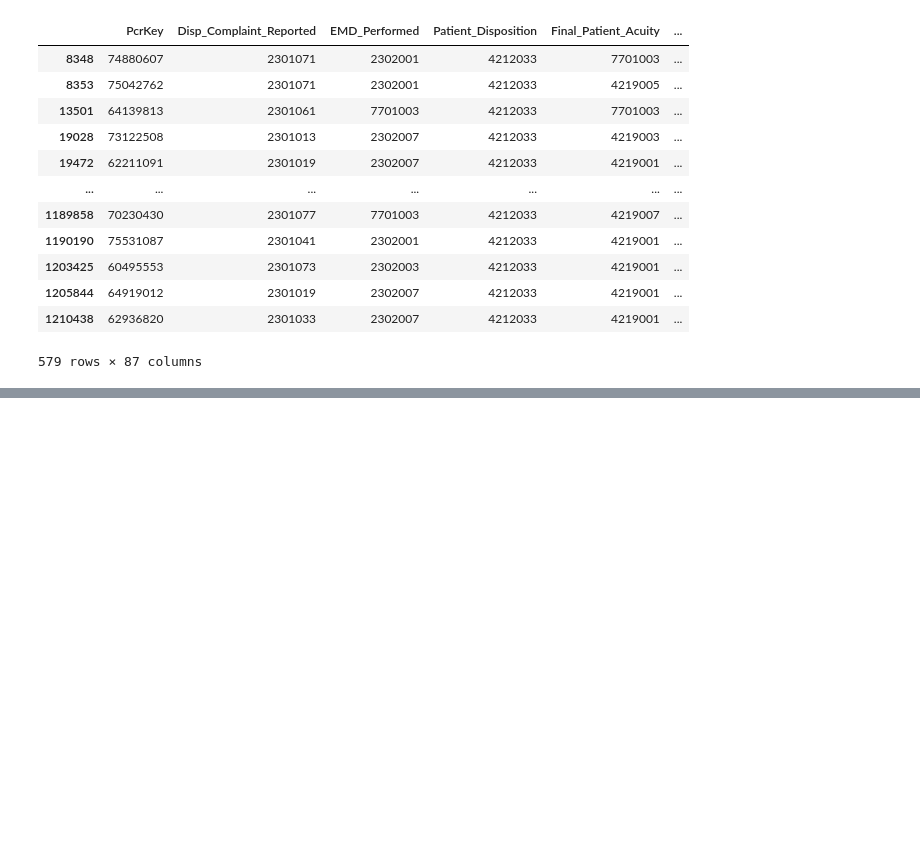
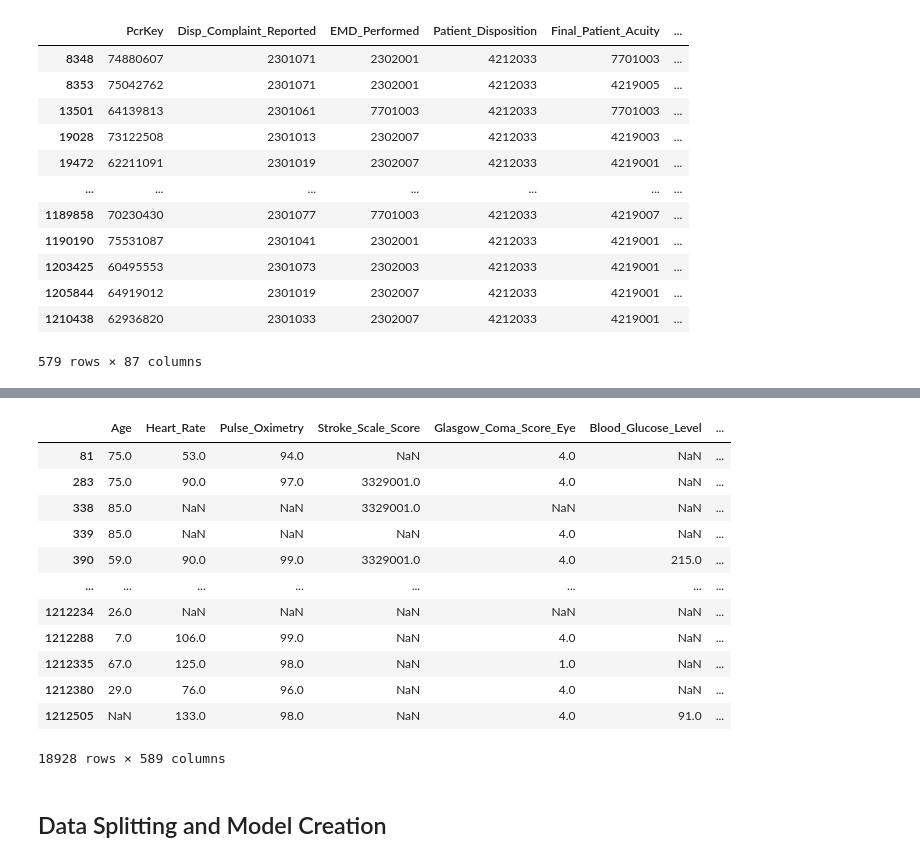
Before and after one commit to josephbajor/CMU_DABP_Project, a Jupyter notebook: ml_eng.ipynb, the cells around one changed output, grey strips where cells are left out. Saved outputs shown, nothing was run; the diff lists cells and outputs as text; code cells hidden in the pictures; blank space fills up the shorter version.

```diff
--- a/ml_eng.ipynb
+++ b/ml_eng.ipynb
@@ -255,0 +325,20 @@ KeyError: 'Age'
+# %%
+def binary_coder(df_in: pd.DataFrame, target: str, new_col_name: str, pos_vals: list, inv:bool=False):
+
+    df = df_in.copy()
+
+    if inv:
+        a = 0
+        b = 1
+    else:
+        a = 1
+        b = 0
+
+    df[new_col_name] = a
+
+    for pos in pos_vals:
+        df.loc[ML_df[target] == pos, new_col_name] = b
+
+    df = df.drop(columns=[target])
+
+    return df
@@ -255,0 +415,18 @@ KeyError: 'Age'
+# %%
+ML_df
+# %% [output]
+|  | Age | Heart_Rate | Pulse_Oximetry | Stroke_Scale_Score | Glasgow_Coma_Score_Eye | Blood_Glucose_Level | ... |
+| 81 | 75.0 | 53.0 | 94.0 | NaN | 4.0 | NaN | ... |
+| 283 | 75.0 | 90.0 | 97.0 | 3329001.0 | 4.0 | NaN | ... |
+| 338 | 85.0 | NaN | NaN | 3329001.0 | NaN | NaN | ... |
+| 339 | 85.0 | NaN | NaN | NaN | 4.0 | NaN | ... |
+| 390 | 59.0 | 90.0 | 99.0 | 3329001.0 | 4.0 | 215.0 | ... |
+| ... | ... | ... | ... | ... | ... | ... | ... |
+| 1212234 | 26.0 | NaN | NaN | NaN | NaN | NaN | ... |
+| 1212288 | 7.0 | 106.0 | 99.0 | NaN | 4.0 | NaN | ... |
+| 1212335 | 67.0 | 125.0 | 98.0 | NaN | 1.0 | NaN | ... |
+| 1212380 | 29.0 | 76.0 | 96.0 | NaN | 4.0 | NaN | ... |
+| 1212505 | NaN | 133.0 | 98.0 | NaN | 4.0 | 91.0 | ... |
+18928 rows × 589 columns
+# %% [markdown]
+## Data Splitting and Model Creation
```
Also changed, not shown: parts of 15 cells of this notebook, 1 other file.
